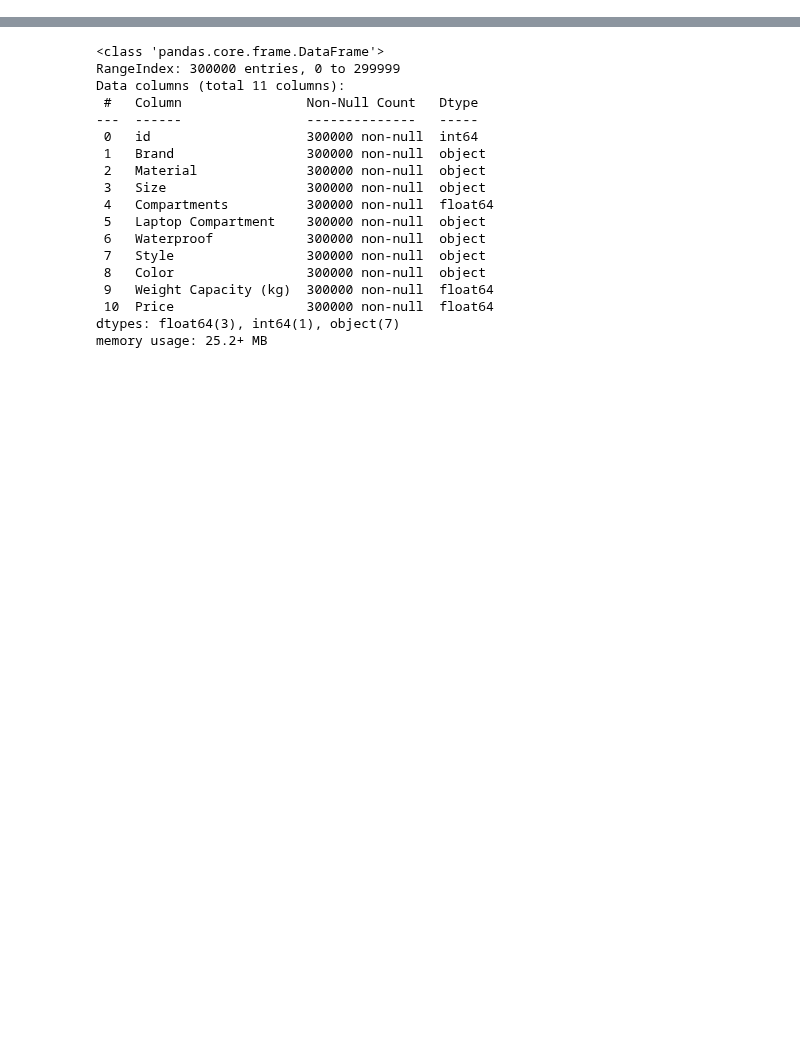
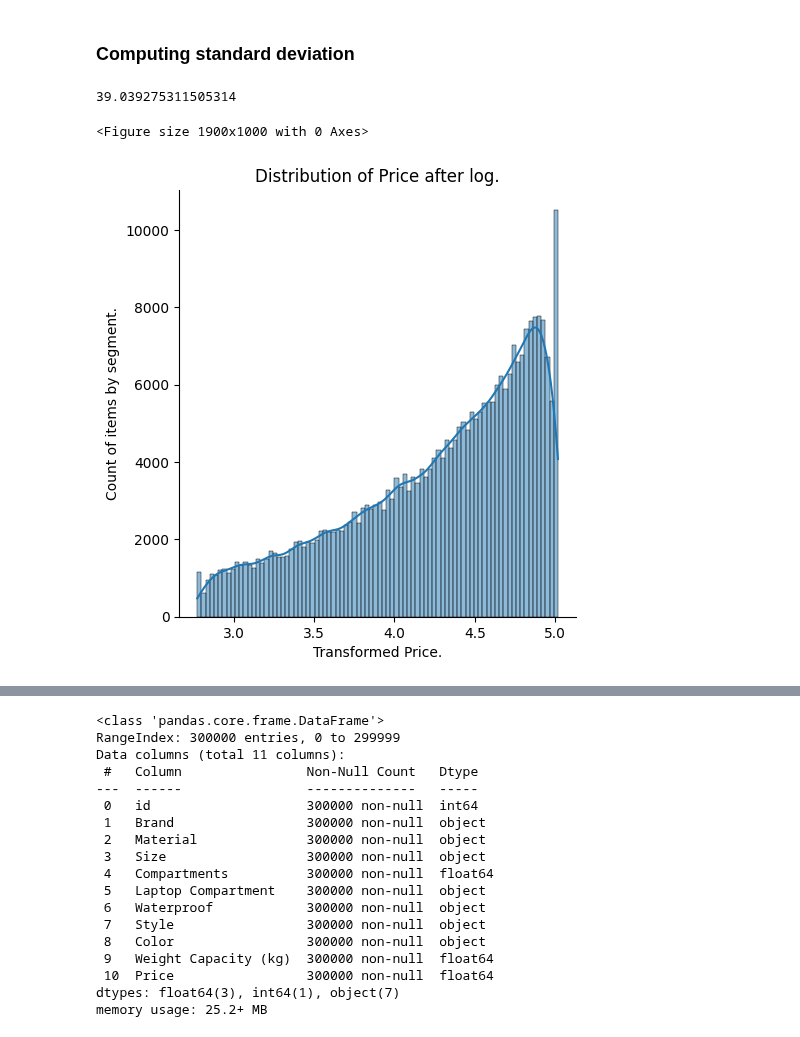
Before and after one commit to BaptPicxDev/swag2-backpack-predict, a Jupyter notebook: notebooks/training.ipynb, the cells around one changed output, grey strips where cells are left out. Drawn from its saved outputs; the diff is of its cells as text; code cells hidden in the pictures; blank space fills up the shorter version.

```diff
--- a/notebooks/training.ipynb
+++ b/notebooks/training.ipynb
@@ -37,0 +101,20 @@ df_test = pd.read_csv("data/train.csv")
+# %% [markdown]
+### Computing standard deviation
+# %%
+sdt_dev_price = np.std(df_train.loc[:, ["Price"]])[0]
+print(sdt_dev_price)
+
+tmp_df_train = df_train.copy()
+tmp_df_train["Price_log"] = np.log1p(tmp_df_train.loc[:, ["Price"]])
+
+# Distribution of Price - What we want to predict.
+plt.figure(figsize=(19, 10))
+sns.displot(tmp_df_train, x="Price_log", kind="hist", kde=True)
+plt.title("Distribution of Price after log.")
+plt.xlabel("Transformed Price.")
+plt.ylabel("Count of items by segment.")
+plt.show()
+# %% [output]
+39.039275311505314
+<Figure size 1900x1000 with 0 Axes>
+[figure, added]
```
Also changed, not shown: parts of 27 cells of this notebook, 1 other file.
